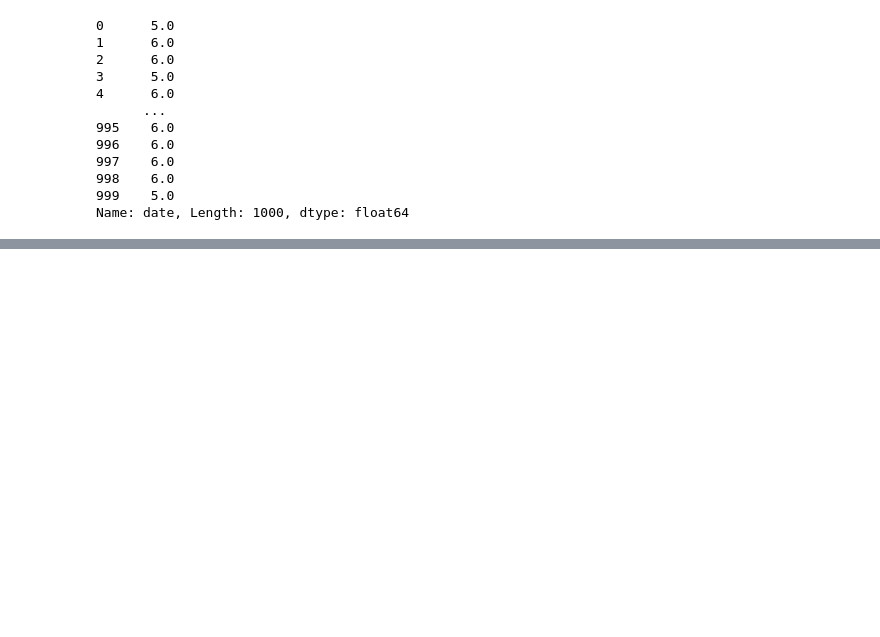
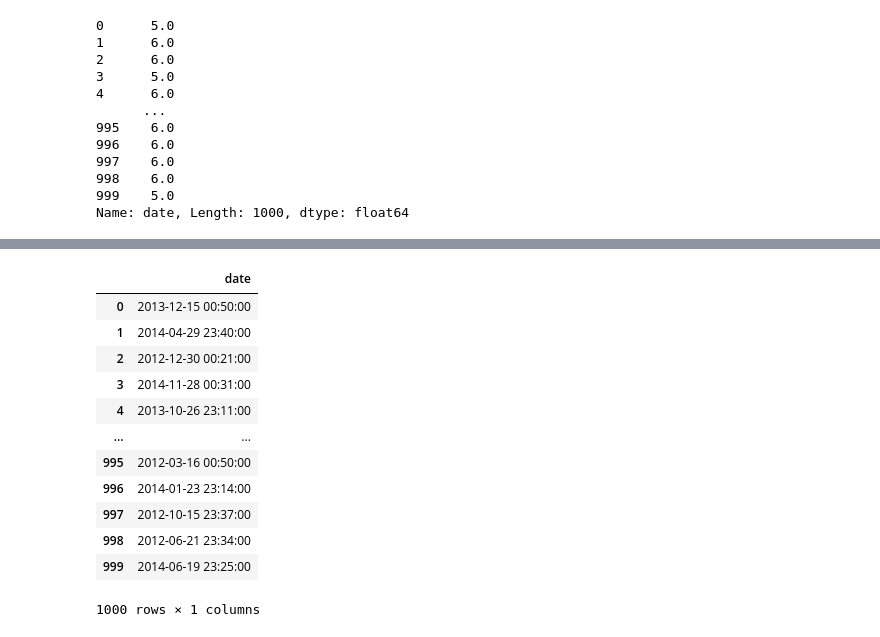
Before and after one commit to shivam188132/MY_machine_learning, a Jupyter notebook: Handling of date and time values.ipynb, the cells around one changed output, grey strips where cells are left out. Drawn from its saved outputs; the diff is of its cells as text; code cells hidden in the pictures; blank space fills up the shorter version.

```diff
--- a/Handling of date and time values.ipynb
+++ b/Handling of date and time values.ipynb
@@ -262,0 +293,17 @@ Name: date, Length: 1000, dtype: float64
+# %%
+tf = tf.drop(columns=['msg'])
+tf
+# %% [output]
+|  | date |
+| 0 | 2013-12-15 00:50:00 |
+| 1 | 2014-04-29 23:40:00 |
+| 2 | 2012-12-30 00:21:00 |
+| 3 | 2014-11-28 00:31:00 |
+| 4 | 2013-10-26 23:11:00 |
+| ... | ... |
+| 995 | 2012-03-16 00:50:00 |
+| 996 | 2014-01-23 23:14:00 |
+| 997 | 2012-10-15 23:37:00 |
+| 998 | 2012-06-21 23:34:00 |
+| 999 | 2014-06-19 23:25:00 |
+1000 rows × 1 columns
```
Also changed, not shown: parts of 22 cells of this notebook, 1 other file.
